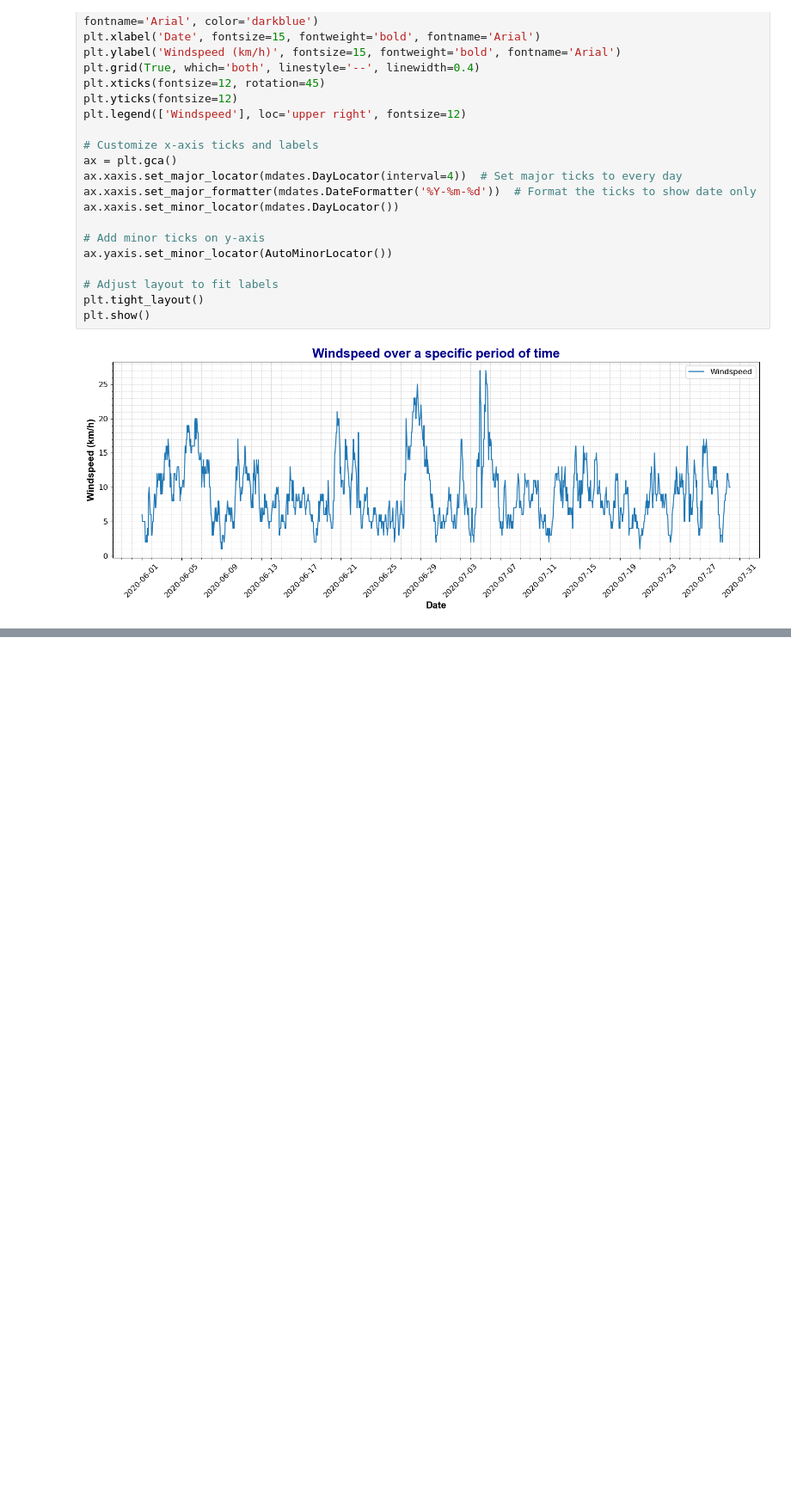
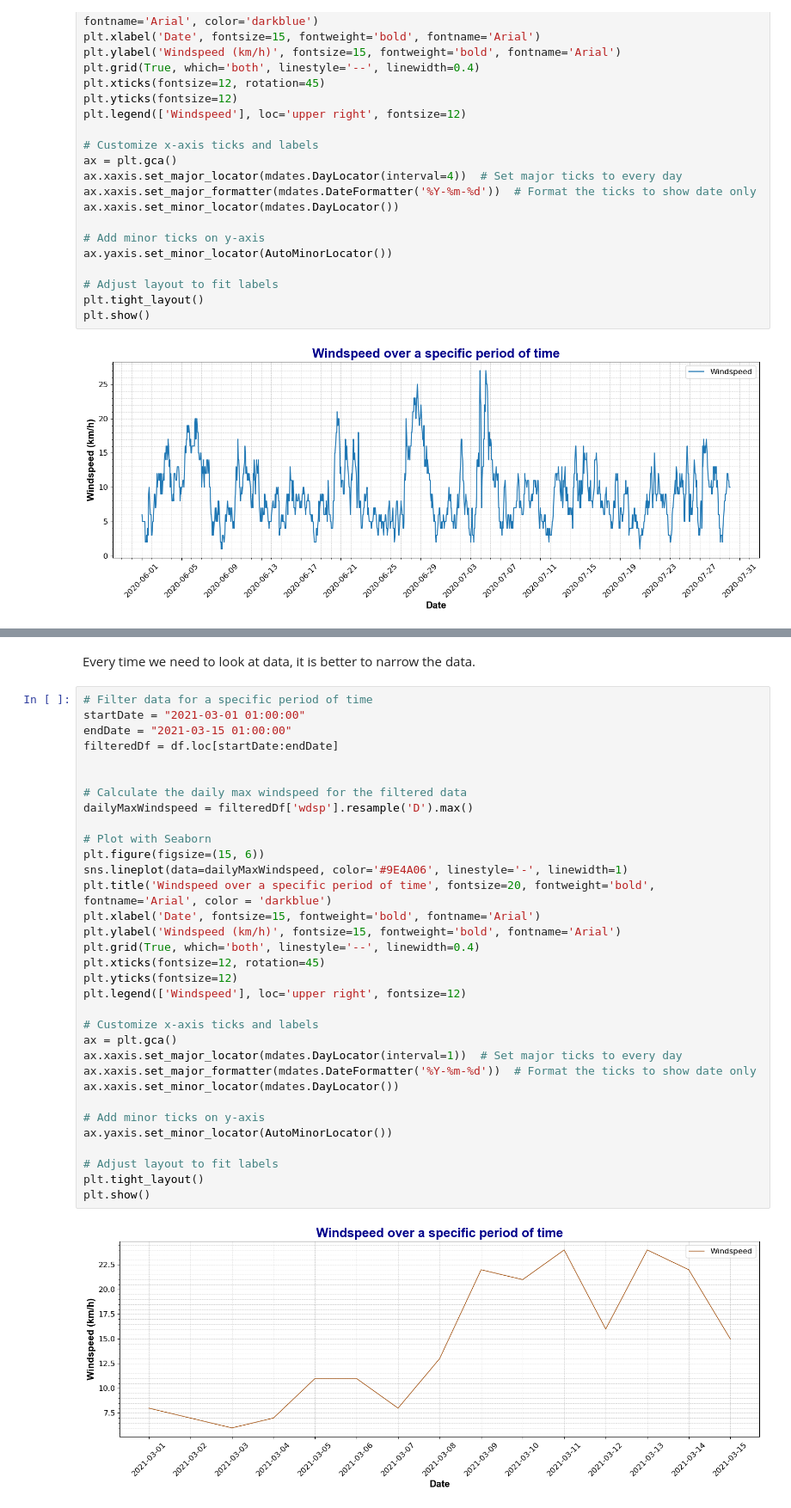
Before and after one commit to TomUszyn/PFDA-assignments, a Jupyter notebook: assingment_6_Weather.ipynb, the cells around one changed output, grey strips where cells are left out. Shown at 86% size. Drawn from its saved outputs; the diff is of its cells as text; blank space fills up the shorter version.

```diff
--- a/assingment_6_Weather.ipynb
+++ b/assingment_6_Weather.ipynb
@@ -297,0 +376,37 @@ plt.show()
+# %% [markdown]
+Every time we need to look at data, it is better to narrow the data.
+# %%
+# Filter data for a specific period of time
+startDate = "2021-03-01 01:00:00"
+endDate = "2021-03-15 01:00:00"
+filteredDf = df.loc[startDate:endDate]
+
+
+# Calculate the daily max windspeed for the filtered data
+dailyMaxWindspeed = filteredDf['wdsp'].resample('D').max()
+
+# Plot with Seaborn
+plt.figure(figsize=(15, 6))
+sns.lineplot(data=dailyMaxWindspeed, color='#9E4A06', linestyle='-', linewidth=1)
+plt.title('Windspeed over a specific period of time', fontsize=20, fontweight='bold', fontname='Arial', color = 'darkblue')
+plt.xlabel('Date', fontsize=15, fontweight='bold', fontname='Arial')
+plt.ylabel('Windspeed (km/h)', fontsize=15, fontweight='bold', fontname='Arial')
+plt.grid(True, which='both', linestyle='--', linewidth=0.4)
+plt.xticks(fontsize=12, rotation=45)
+plt.yticks(fontsize=12)
+plt.legend(['Windspeed'], loc='upper right', fontsize=12)
+
+# Customize x-axis ticks and labels
+ax = plt.gca()
+ax.xaxis.set_major_locator(mdates.DayLocator(interval=1))  # Set major ticks to every day
+ax.xaxis.set_major_formatter(mdates.DateFormatter('%Y-%m-%d'))  # Format the ticks to show date only
+ax.xaxis.set_minor_locator(mdates.DayLocator())
+
+# Add minor ticks on y-axis
+ax.yaxis.set_minor_locator(AutoMinorLocator())
+
+# Adjust layout to fit labels
+plt.tight_layout()
+plt.show()
+# %% [output]
+[figure, added]
```
Also changed, not shown: parts of 6 cells of this notebook.
